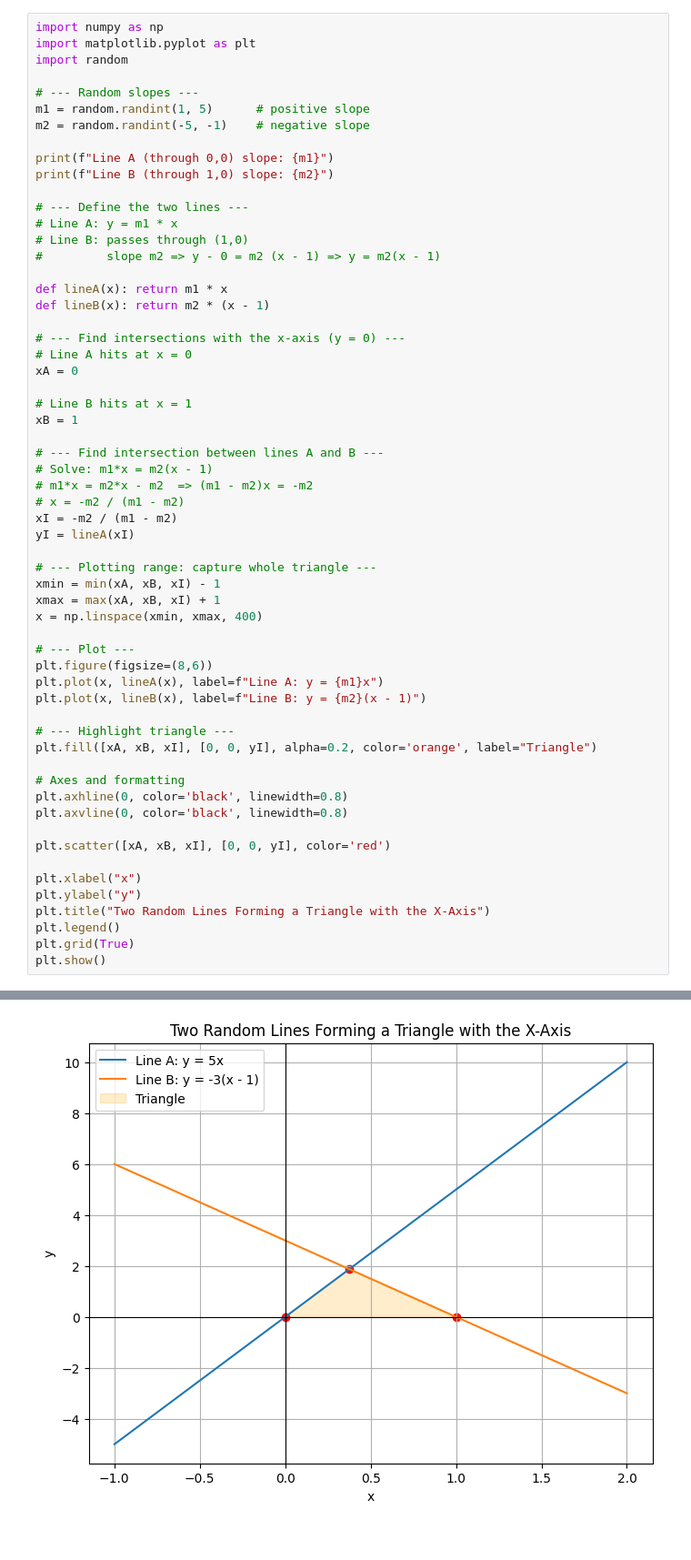
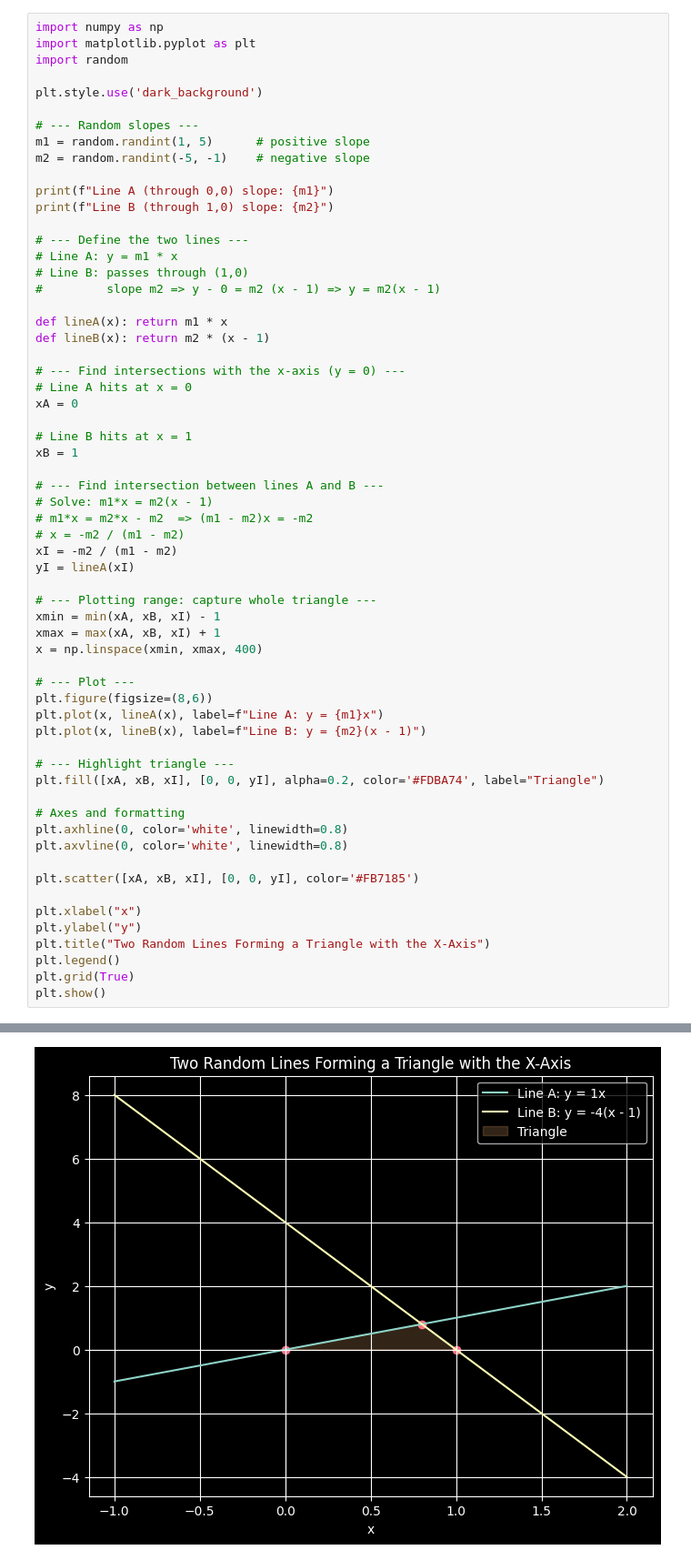
Before and after one commit to nimzi/perlin-noise-exploration, a Jupyter notebook: Perlin_noise.ipynb, the cells around one changed output, grey strips where cells are left out. Shown at 91% size. Cells and saved outputs as stored; diff of their text form.

```diff
--- a/Perlin_noise.ipynb
+++ b/Perlin_noise.ipynb
@@ -2,6 +2,8 @@
 import numpy as np
 import matplotlib.pyplot as plt
 import random
+
+plt.style.use('dark_background')
 
 # --- Random slopes ---
 m1 = random.randint(1, 5)      # positive slope
@@ -43,13 +45,13 @@ plt.plot(x, lineA(x), label=f"Line A: y = {m1}x")
 plt.plot(x, lineB(x), label=f"Line B: y = {m2}(x - 1)")
 
 # --- Highlight triangle ---
-plt.fill([xA, xB, xI], [0, 0, yI], alpha=0.2, color='orange', label="Triangle")
+plt.fill([xA, xB, xI], [0, 0, yI], alpha=0.2, color='#FDBA74', label="Triangle")
 
 # Axes and formatting
-plt.axhline(0, color='black', linewidth=0.8)
-plt.axvline(0, color='black', linewidth=0.8)
+plt.axhline(0, color='white', linewidth=0.8)
+plt.axvline(0, color='white', linewidth=0.8)
 
-plt.scatter([xA, xB, xI], [0, 0, yI], color='red')
+plt.scatter([xA, xB, xI], [0, 0, yI], color='#FB7185')
 
 plt.xlabel("x")
 plt.ylabel("y")
@@ -63,4 +65,4 @@ Line B (through 1,0) slope: -3
-[figure, old version]
+[figure, new version]
 # %%
 import numpy as np
 import matplotlib.pyplot as plt
```
Also changed, not shown: parts of 4 cells of this notebook, 6 other files.
